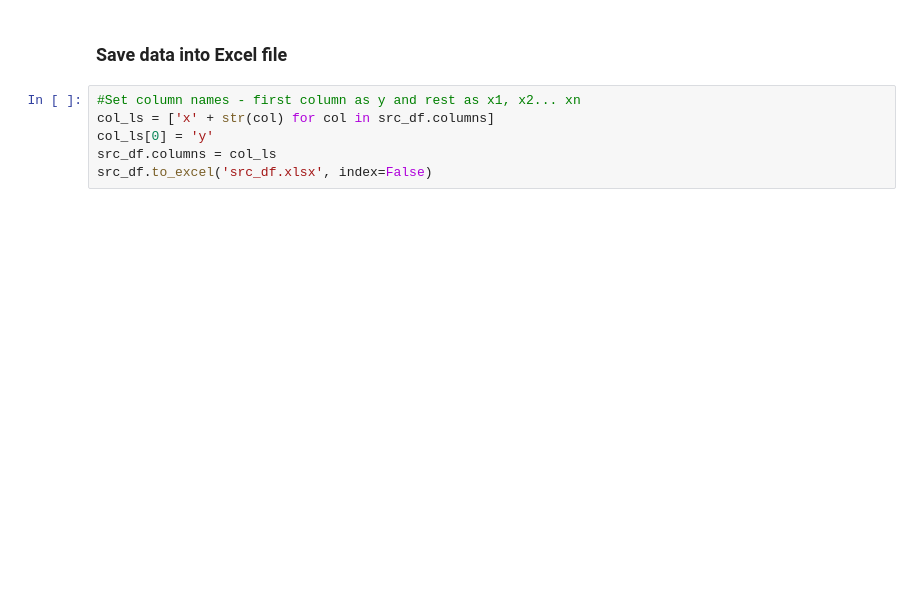
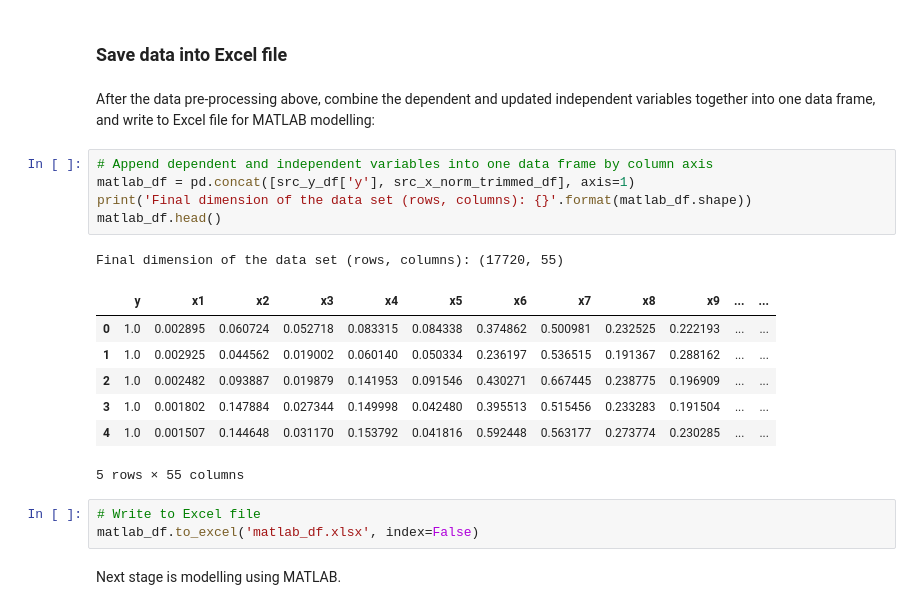
Before and after one commit to aaltrock/EDA, a Jupyter notebook: Coursework - Commercial/commericial_src_data_prep.ipynb, the cells around one changed output. Drawn from its saved outputs; the diff is of its cells as text; blank space fills up the shorter version.

```diff
--- a/Coursework - Commercial/commericial_src_data_prep.ipynb
+++ b/Coursework - Commercial/commericial_src_data_prep.ipynb
@@ -317,8 +413,23 @@ p.savefig('box_plot.png')
 # %% [markdown]
 ### Save data into Excel file
-# %%
-#Set column names - first column as y and rest as x1, x2... xn
-col_ls = ['x' + str(col) for col in src_df.columns]
-col_ls[0] = 'y'
-src_df.columns = col_ls
-src_df.to_excel('src_df.xlsx', index=False)
+# %% [markdown]
+After the data pre-processing above, combine the dependent and updated independent variables together into one data frame, and write to Excel file for MATLAB modelling:
+# %%
+# Append dependent and independent variables into one data frame by column axis
+matlab_df = pd.concat([src_y_df['y'], src_x_norm_trimmed_df], axis=1)
+print('Final dimension of the data set (rows, columns): {}'.format(matlab_df.shape))
+matlab_df.head()
+# %% [output]
+Final dimension of the data set (rows, columns): (17720, 55)
+|  | y | x1 | x2 | x3 | x4 | x5 | x6 | x7 | x8 | x9 | ... | ... |
+| 0 | 1.0 | 0.002895 | 0.060724 | 0.052718 | 0.083315 | 0.084338 | 0.374862 | 0.500981 | 0.232525 | 0.222193 | ... | ... |
+| 1 | 1.0 | 0.002925 | 0.044562 | 0.019002 | 0.060140 | 0.050334 | 0.236197 | 0.536515 | 0.191367 | 0.288162 | ... | ... |
+| 2 | 1.0 | 0.002482 | 0.093887 | 0.019879 | 0.141953 | 0.091546 | 0.430271 | 0.667445 | 0.238775 | 0.196909 | ... | ... |
+| 3 | 1.0 | 0.001802 | 0.147884 | 0.027344 | 0.149998 | 0.042480 | 0.395513 | 0.515456 | 0.233283 | 0.191504 | ... | ... |
+| 4 | 1.0 | 0.001507 | 0.144648 | 0.031170 | 0.153792 | 0.041816 | 0.592448 | 0.563177 | 0.273774 | 0.230285 | ... | ... |
+5 rows × 55 columns
+# %%
+# Write to Excel file
+matlab_df.to_excel('matlab_df.xlsx', index=False)
+# %% [markdown]
+Next stage is modelling using MATLAB.
```
Also changed, not shown: parts of 11 cells of this notebook, 14 other files.
